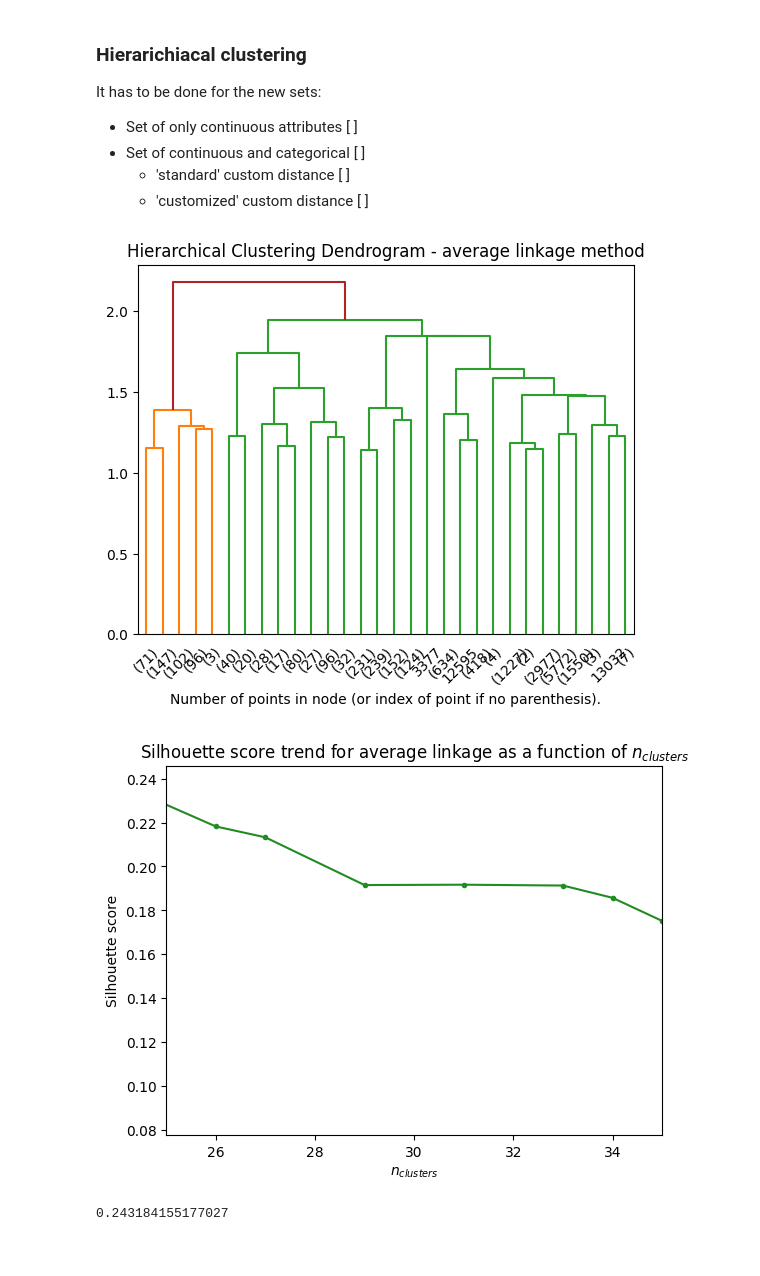
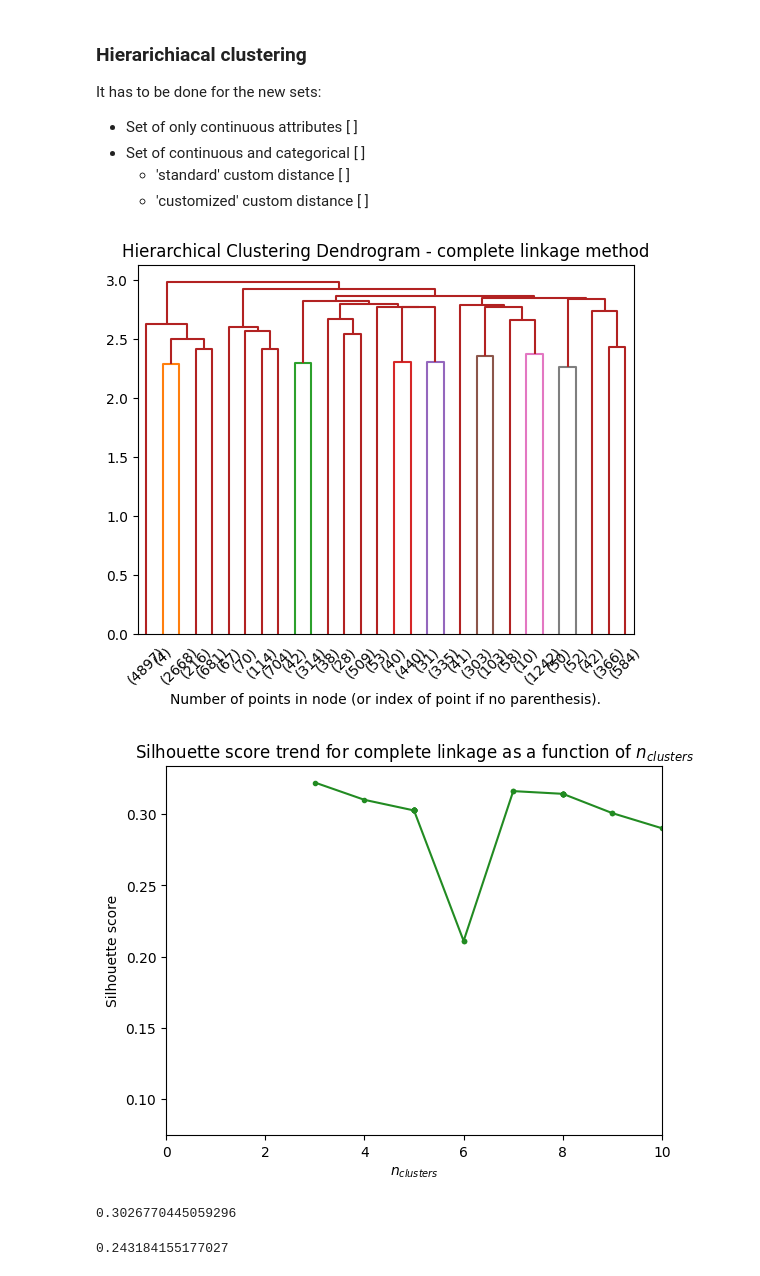
Before and after one commit to chiaratomaiuolo/Data_Mining_project, a Jupyter notebook: Clustering_cleaned.ipynb, the cells around one changed output. Drawn from its saved outputs; the diff is of its cells as text; code cells hidden in the pictures.

```diff
--- a/Clustering_cleaned.ipynb
+++ b/Clustering_cleaned.ipynb
@@ -461,12 +461,12 @@ def plot_dendrogram(model, **kwargs):
 #     - simple [x]
 #     - complete [x]
 #     - average [x]
-hier = AgglomerativeClustering(distance_threshold=None, metric='precomputed', linkage='average', compute_distances=True, compute_full_tree=False)
-hier = hier.fit(D_key)
+hier = AgglomerativeClustering(distance_threshold=None, metric='precomputed', linkage='complete', compute_distances=True, compute_full_tree=False)
+hier = hier.fit(D_cat)
 # %%
 plt.title(f"Hierarchical Clustering Dendrogram - {hier.linkage} linkage method")
-plot_dendrogram(hier, truncate_mode="lastp",color_threshold=2,above_threshold_color='firebrick') #set color_threshold
+plot_dendrogram(hier, truncate_mode="lastp",color_threshold=2.4,above_threshold_color='firebrick') #set color_threshold
 plt.xlabel("Number of points in node (or index of point if no parenthesis).")
 plt.show()
 # %% [output]
-[figure, old version]
+[figure, new version]
@@ -507,11 +506,15 @@ plt.title(fr'Silhouette score trend for {hier.linkage} linkage as a function of
 plt.errorbar(n_clu,sil_score_list,marker='.',color='forestgreen')
 plt.xlabel(r'$n_{clusters}$')
 plt.ylabel('Silhouette score')
-plt.xlim(25,35)
+plt.xlim(0,10)
 
 plt.show()
 # %% [output]
-[figure, old version]
+[figure, new version]
+# %%
+print(sil_score_list[6])
+# %% [output]
+0.3026770445059296
 # %%
 #Printing the best Sil for the routine
 #Computation of Silhouette coefficient
```
Also changed, not shown: parts of 27 cells of this notebook.
